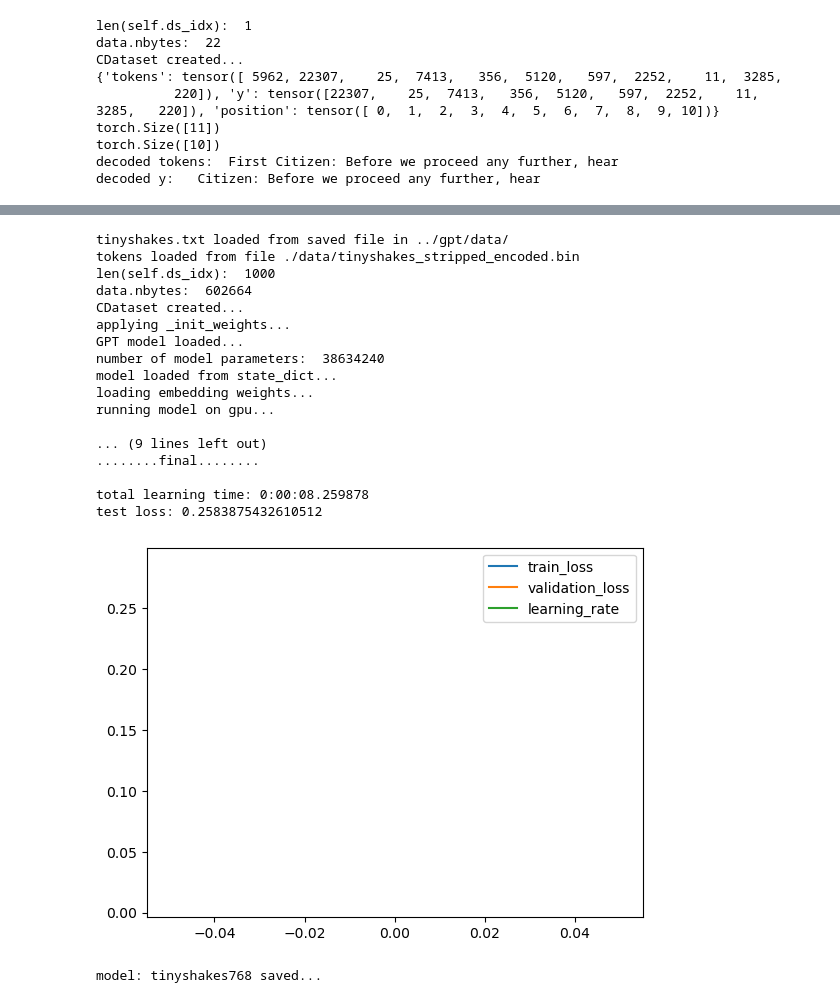
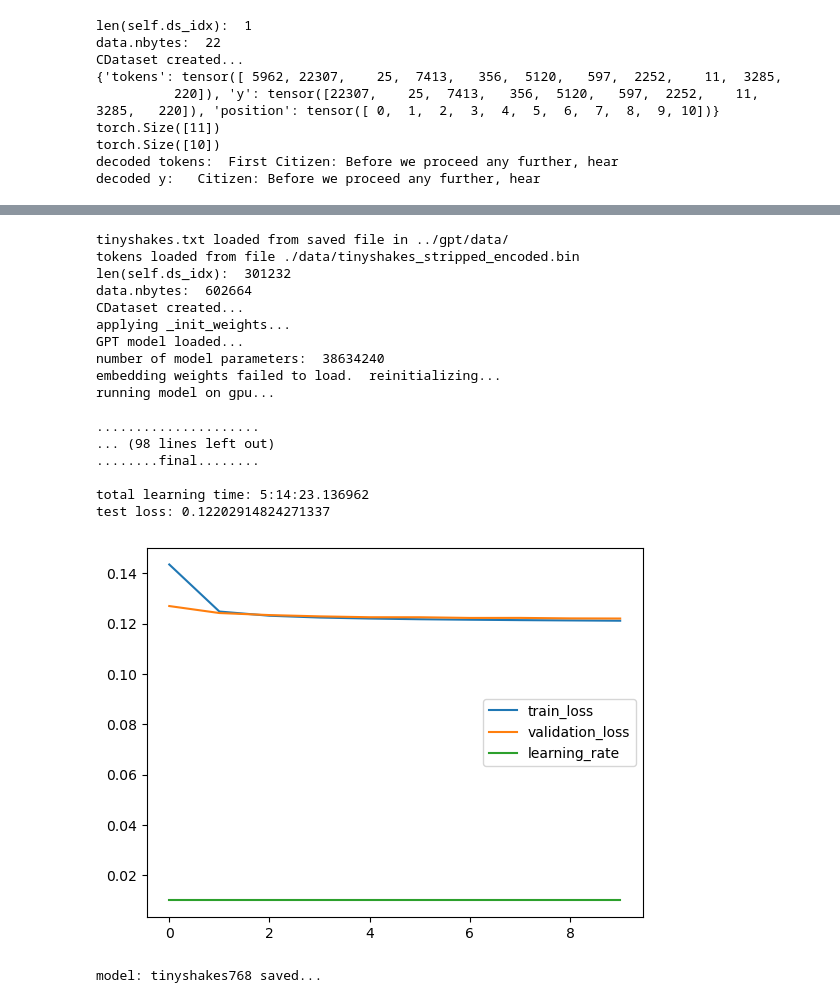
Before and after one commit to icanswim/gpt, a Jupyter notebook: experiment.ipynb, the cells around one changed output, grey strips where cells are left out. Cells and saved outputs as stored; diff of their text form; code cells hidden in the pictures.

```diff
--- a/experiment.ipynb
+++ b/experiment.ipynb
@@ -155,7 +155,7 @@ ds_param = {'train_param': {'transforms': {'tokens': [AsTensor()],
                             'y': [AsTensor()],
                             'position': [AsTensor()]},
             'd_seq': d_seq,
-            'n': 1000,
+            #'n': 1000,
                            }}
 
 model_param = {'d_model': d_model,
@@ -179,42 +179,42 @@ crit_param = {}
 
 sample_param = {'set_seed': 88,
                 'splits': (.7,.15)}
 
 sched_param = {'factor': .5,
                'patience': 2,
                'cooldown': 2}
 
 learn = Learn([TinyShakes],
               GPT,
               Metrics=Metrics,
               Sampler=Selector,
               Optimizer=Adam,
               Scheduler=ReduceLROnPlateau,
               Criterion=CrossEntropyLoss,
               model_param=model_param, ds_param=ds_param, sample_param=sample_param,
               opt_param=opt_param, sched_param=sched_param, crit_param=crit_param,
               metrics_param=metrics_param,
-              batch_size=32, epochs=1, gpu=True, save_model='tinyshakes768',
-              load_model='tinyshakes768.pth', load_embed=True, target='y')
+              batch_size=32, epochs=10, gpu=True, save_model='tinyshakes768',
+              load_model=None, load_embed=True, target='y')
 # %% [output]
 tinyshakes.txt loaded from saved file in ../gpt/data/
 tokens loaded from file ./data/tinyshakes_stripped_encoded.bin
-len(self.ds_idx):  1000
+len(self.ds_idx):  301232
 data.nbytes:  602664
 CDataset created...
 applying _init_weights...
 GPT model loaded...
 number of model parameters:  38634240
-model loaded from state_dict...
-loading embedding weights...
+embedding weights failed to load.  reinitializing...
 running model on gpu...
 
-... (9 lines left out)
+.....................
+... (98 lines left out)
 ........final........
 
-total learning time: 0:00:08.259878
-test loss: 0.2583875432610512
+total learning time: 5:14:23.136962
+test loss: 0.12202914824271337
-[figure, old version]
+[figure, new version]
 model: tinyshakes768 saved...
 # %%
 # inference
```
Also changed, not shown: parts of 1 cell of this notebook.
